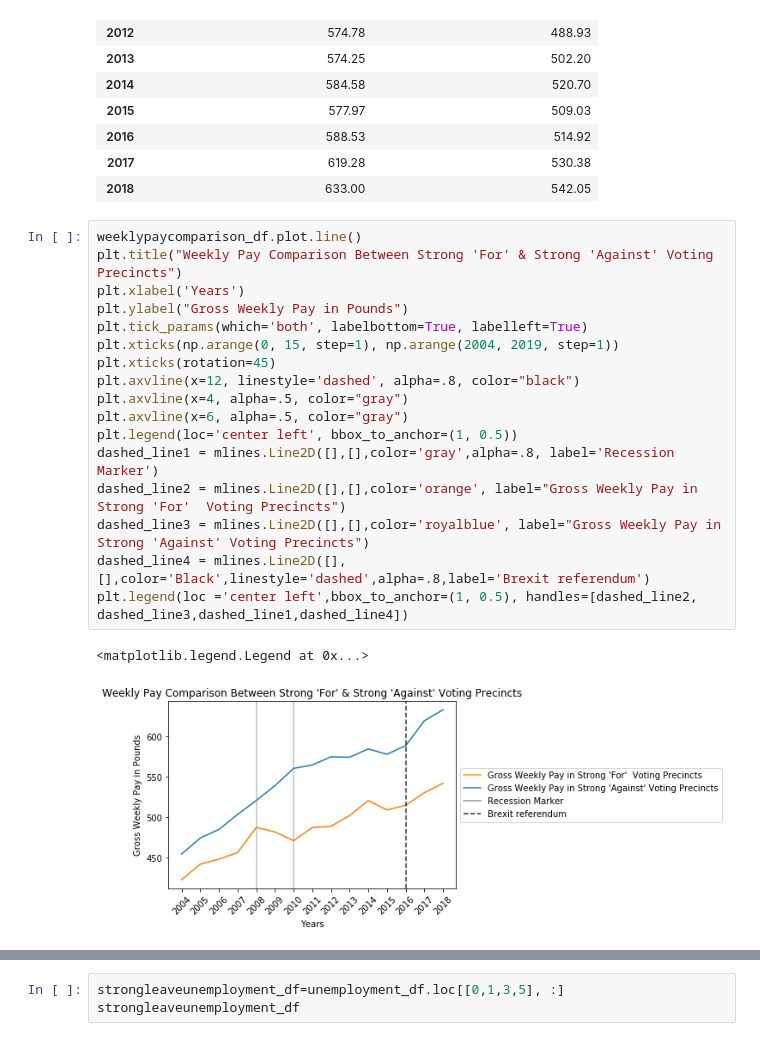
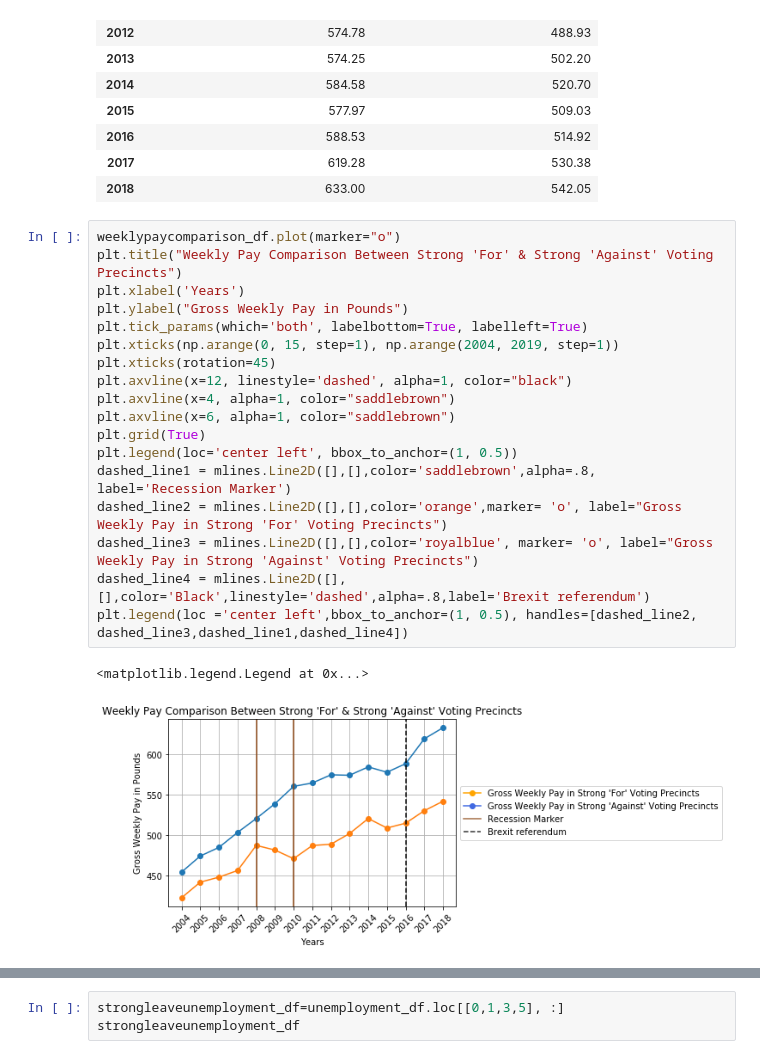
Before and after one commit to harper-data-mind/Project1, a Jupyter notebook: SOLBREXIT.ipynb, the cells around one changed output, grey strips where cells are left out. Drawn from its saved outputs; the diff is of its cells as text.

```diff
--- a/SOLBREXIT.ipynb
+++ b/SOLBREXIT.ipynb
@@ -153,22 +154,23 @@ weeklypaycomparison_df
 | 2017 | 619.28 | 530.38 |
 | 2018 | 633.00 | 542.05 |
 # %%
-weeklypaycomparison_df.plot.line()
+weeklypaycomparison_df.plot(marker="o")
 plt.title("Weekly Pay Comparison Between Strong 'For' & Strong 'Against' Voting Precincts")
 plt.xlabel('Years')
 plt.ylabel("Gross Weekly Pay in Pounds")
 plt.tick_params(which='both', labelbottom=True, labelleft=True)
 plt.xticks(np.arange(0, 15, step=1), np.arange(2004, 2019, step=1))
 plt.xticks(rotation=45)
-plt.axvline(x=12, linestyle='dashed', alpha=.8, color="black")
-plt.axvline(x=4, alpha=.5, color="gray")
-plt.axvline(x=6, alpha=.5, color="gray")
+plt.axvline(x=12, linestyle='dashed', alpha=1, color="black")
+plt.axvline(x=4, alpha=1, color="saddlebrown")
+plt.axvline(x=6, alpha=1, color="saddlebrown")
+plt.grid(True)
 plt.legend(loc='center left', bbox_to_anchor=(1, 0.5))
-dashed_line1 = mlines.Line2D([],[],color='gray',alpha=.8, label='Recession Marker')
-dashed_line2 = mlines.Line2D([],[],color='orange', label="Gross Weekly Pay in Strong 'For'  Voting Precincts")
-dashed_line3 = mlines.Line2D([],[],color='royalblue', label="Gross Weekly Pay in Strong 'Against' Voting Precincts")
+dashed_line1 = mlines.Line2D([],[],color='saddlebrown',alpha=.8, label='Recession Marker')
+dashed_line2 = mlines.Line2D([],[],color='orange',marker= 'o', label="Gross Weekly Pay in Strong 'For' Voting Precincts")
+dashed_line3 = mlines.Line2D([],[],color='royalblue', marker= 'o', label="Gross Weekly Pay in Strong 'Against' Voting Precincts")
 dashed_line4 = mlines.Line2D([],[],color='Black',linestyle='dashed',alpha=.8,label='Brexit referendum')
 plt.legend(loc ='center left',bbox_to_anchor=(1, 0.5), handles=[dashed_line2, dashed_line3,dashed_line1,dashed_line4])
 # %% [output]
 <matplotlib.legend.Legend at 0x...>
-[figure, old version]
+[figure, new version]
```
Also changed, not shown: parts of 7 cells of this notebook.
